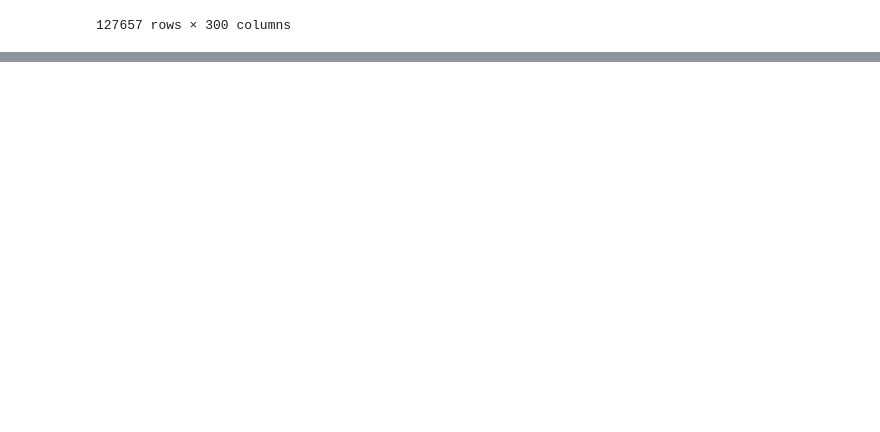
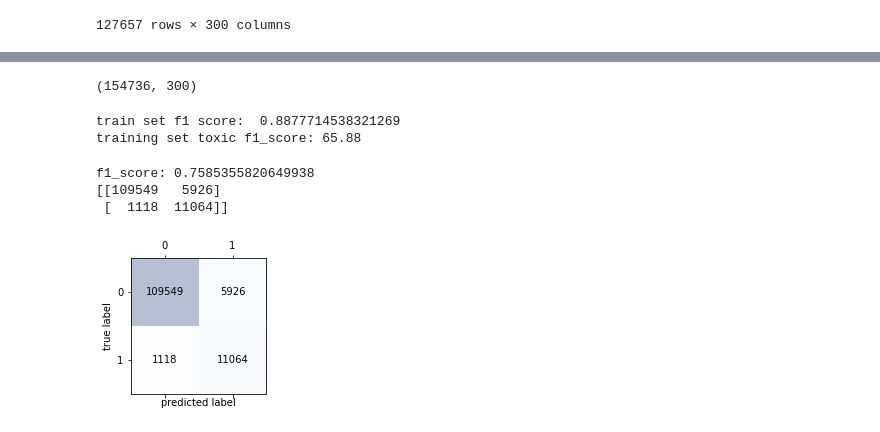
Before and after one commit to ProfFL028/TwilightStruggle, a Jupyter notebook: MachineLearning/exam/cda_gensim_prune.ipynb, the cells around one changed output, grey strips where cells are left out. Cells and saved outputs as stored; diff of their text form; code cells hidden in the pictures; blank space fills up the shorter version.

Commit message:
practice over

```diff
--- a/MachineLearning/exam/cda_gensim_prune.ipynb
+++ b/MachineLearning/exam/cda_gensim_prune.ipynb
@@ -119,14 +114,14 @@ data_word2vec.to_csv("./DATA/training_vec.csv", index=None)
 # %%
 random_seed = 42
-from imblearn.under_sampling import RandomUnderSampler
+from imblearn.over_sampling import SMOTE
 from sklearn.model_selection import train_test_split
 from lightgbm.sklearn import LGBMClassifier
 from sklearn.metrics import f1_score
 
 models = []
 i = 0
-test_size = 0.25
-rus = RandomUnderSampler(random_state=random_seed, )
-X, y= rus.fit_resample(data_word2vec, data[y_columns[i]])
-X.shape
+test_size = 0.33
+X_train, X_valid, y_train, y_valid = train_test_split(
+    data_word2vec, data[y_columns[i]], test_size=test_size, stratify=data[y_columns[i]], random_state=random_seed)
+X_train
 # %% [output]
@@ -151,12 +141,40 @@ ValueError: n_splits=5 cannot be greater than the number of members in each clas
+# %%
+rus = SMOTE()
+X, y= rus.fit_resample(X_train, y_train)
+X.shape
+# %% [output]
+(154736, 300)
 # %%
-X_train, X_valid, y_train, y_valid = train_test_split(X, y, test_size=test_size, random_state=random_seed)
-lgb =LGBMClassifier(max_depth=8, num_leaves=200, boosting_type='dart', random_state=random_seed)
-lgb.fit(X_train, y_train)
+lgb =LGBMClassifier(max_depth=10, num_leaves=400, boosting_type='dart', random_state=random_seed)
+lgb.fit(X, y)
 y_train_pred = lgb.predict(X_train)
 y_valid_pred = lgb.predict(X_valid)
 print("train set f1 score: ", f1_score(y_train, y_train_pred))
 print("training set %s f1_score: %.2f" % (y_columns[i], f1_score(y_valid, y_valid_pred) * 100))
 models.append(lgb)
+# %% [output]
+train set f1 score:  0.8877714538321269
+training set toxic f1_score: 65.88
+# %%
+from sklearn.metrics import confusion_matrix
+y_all_pred = lgb.predict(data_word2vec)
+confmt = confusion_matrix(y_true=data[y_columns[i]], y_pred=y_all_pred)
+print("f1_score:", f1_score(y_all_pred, data[y_columns[i]]))
+print(confmt)
+import matplotlib.pyplot as plt
+fig, ax = plt.subplots(figsize=(2.5, 2.5))
+ax.matshow(confmt, cmap=plt.cm.Blues, alpha=0.3)
+for i in range(confmt.shape[0]):
+    for j in range(confmt.shape[1]):
+        ax.text(x=j, y=i, s=confmt[i, j], va='center', ha='center')
+plt.xlabel("predicted label")
+plt.ylabel("true label")
+plt.show()
+# %% [output]
+f1_score: 0.7585355820649938
+[[109549   5926]
+ [  1118  11064]]
+[figure, added]
 # %%
 i = 1
 rus = RandomUnderSampler(random_state=random_seed, )
```
Also changed, not shown: parts of 11 cells of this notebook, 7 other files.
